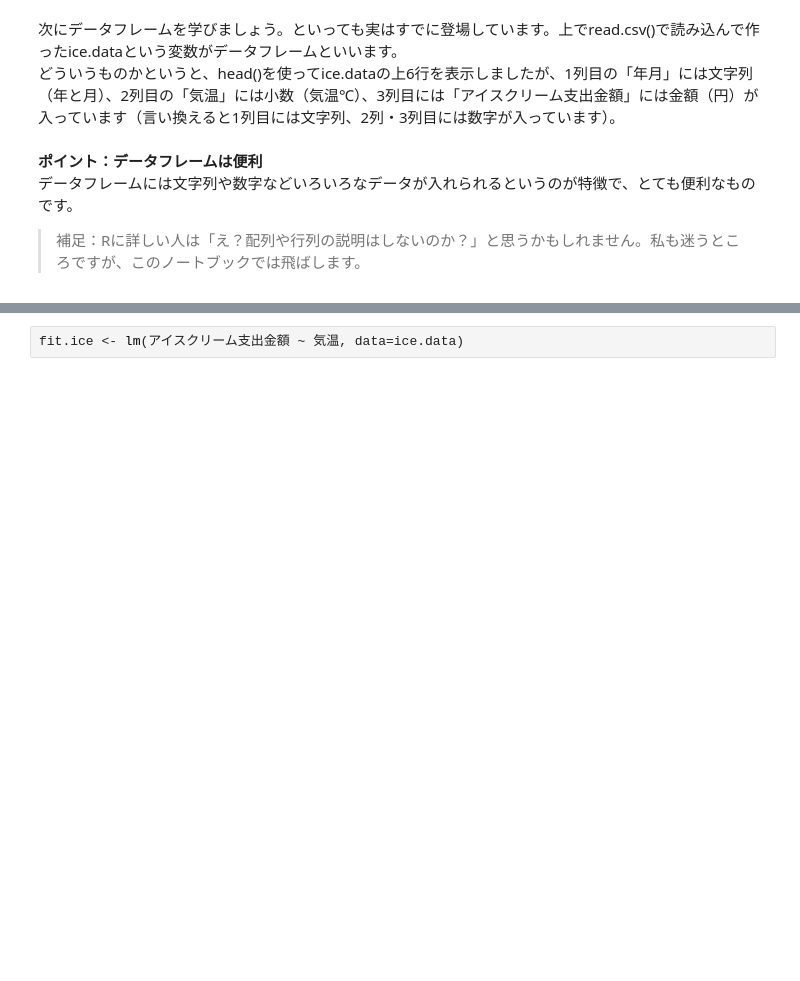
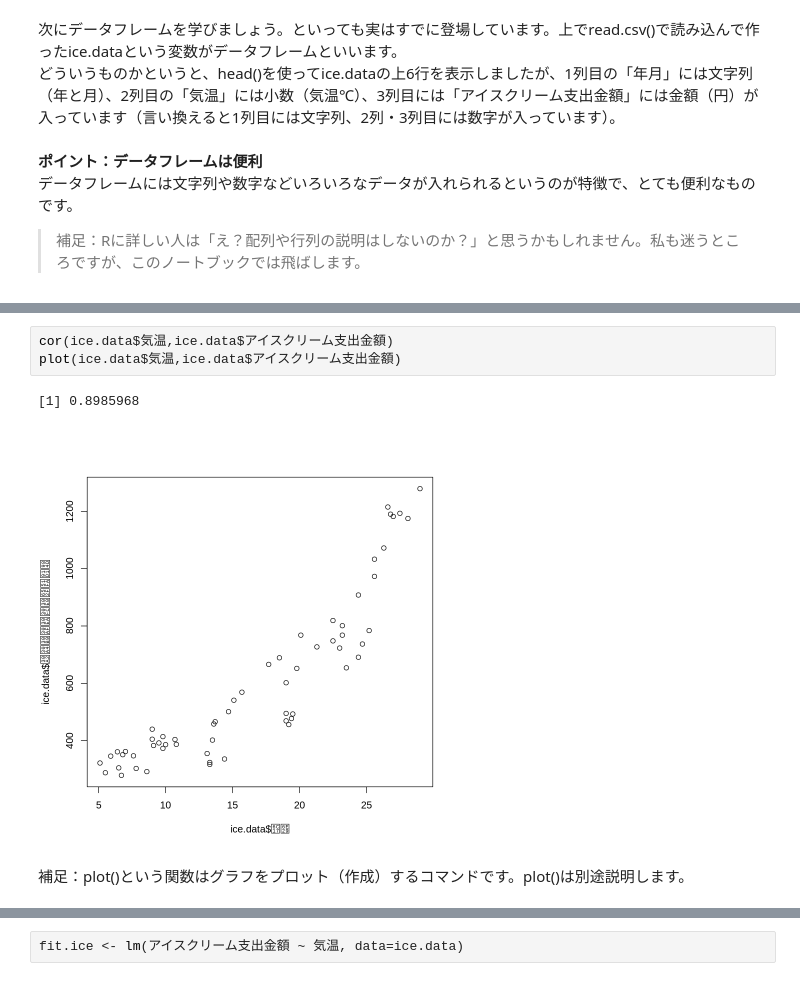
Before and after one commit to koiti-yano/colab, a Jupyter notebook: 経済統計a_R入門_2_lm.ipynb, the cells around one changed output, grey strips where cells are left out. Saved outputs shown, nothing was run; the diff lists cells and outputs as text; blank space fills up the shorter version.

```diff
--- a/経済統計a_R入門_2_lm.ipynb
+++ b/経済統計a_R入門_2_lm.ipynb
@@ -44 +52,9 @@ A data.frame: 6 × 3
+# %%
+cor(ice.data$気温,ice.data$アイスクリーム支出金額)
+plot(ice.data$気温,ice.data$アイスクリーム支出金額)
+# %% [output]
+[1] 0.8985968
+[figure, added]
+# %% [markdown]
+補足：plot()という関数はグラフをプロット（作成）するコマンドです。plot()は別途説明します。
 # %% [markdown]
```
Also changed, not shown: parts of 3 cells of this notebook.
